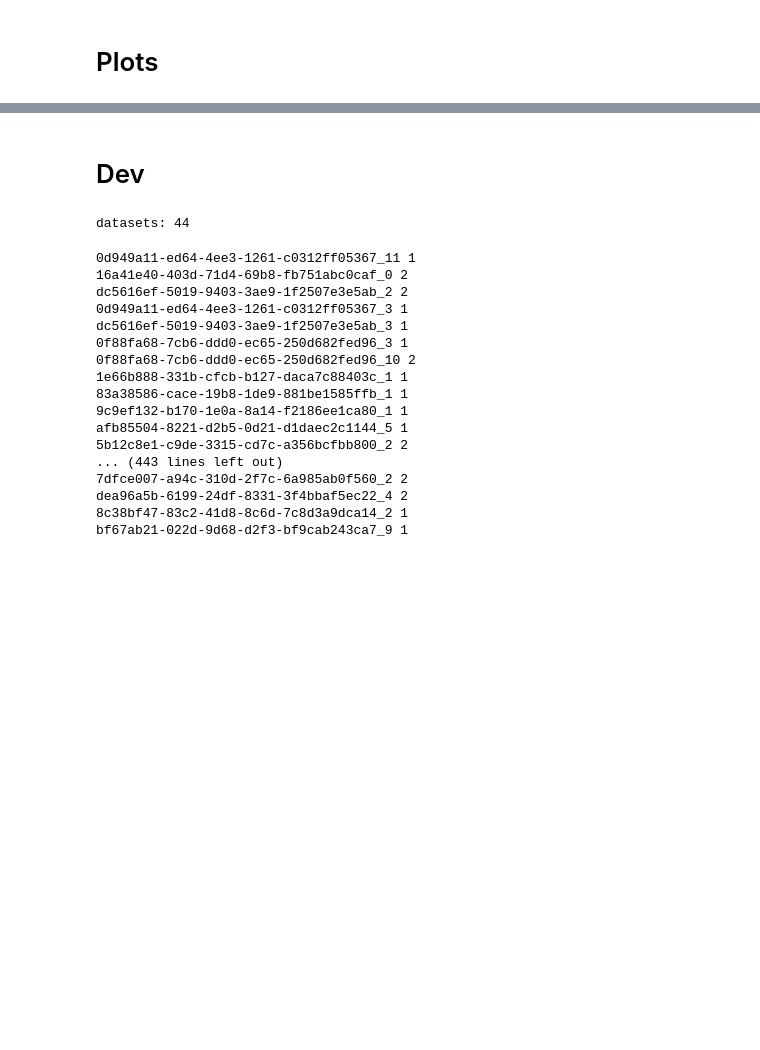
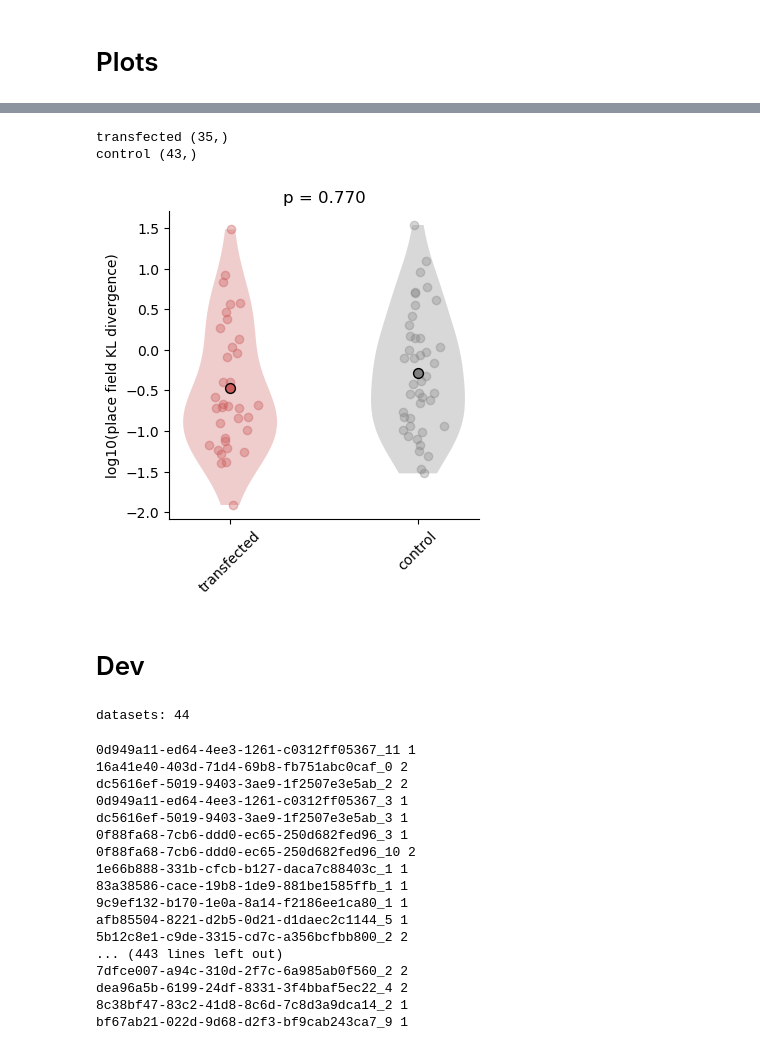
Before and after one commit to LorenFrankLab/ms_stim_analysis, a Jupyter notebook: Spiking/place_field_table_plots.ipynb, the cells around one changed output, grey strips where cells are left out. Cells and saved outputs as stored; diff of their text form; code cells hidden in the pictures; blank space fills up the shorter version.

```diff
--- a/Spiking/place_field_table_plots.ipynb
+++ b/Spiking/place_field_table_plots.ipynb
@@ -235,3 +285,47 @@ control (43,)
+# %%
+from Analysis.utils import violin_scatter
+
+fig = plt.figure(figsize=(4, 4))
+ax = plt.gca()
+plot_log = True
+
+for i, (animal, corr) in enumerate(stim_corr_results.items()):
+    val = corr
+    if plot_log:
+        val = np.log10(corr)
+    print(animal, val.shape)
+    violin_scatter(val, pos=[i], color=animal_style.loc[animal, "color"], bw_method=0.5)
+    plt.scatter(
+        [i],
+        val.mean(),
+        facecolor=animal_style.loc[animal, "color"],
+        edgecolor="k",
+        s=50,
+    )
+    # violin_scatter(corr, pos=[i], color = animal_style.loc[animal,"color"])
+# plt.yscale("log")
+
+ax.spines[["right", "top"]].set_visible(False)
+if plot_log:
+    plt.ylabel("log10(place field KL divergence)", fontsize=10)
+else:
+    plt.ylabel("place field KL divergence, control/test interval", fontsize=10)
+
+from scipy.stats import ttest_ind
+
+p_val = ttest_ind(stim_corr_results["control"], stim_corr_results["transfected"])[1]
+plt.title(f"p = {p_val:.3f}")
+
+plt.xticks(range(len(stim_corr_results)), stim_corr_results.keys(), rotation=45)
+
+plt.rcParams["svg.fonttype"] = "none"
+fig.savefig(
+    f"/home/sambray/Documents/MS_analysis_samsplaying/Figures_20250210/kl_change_placeField_stimOn_{dataset_key}.svg"
+)
+# %% [output]
+transfected (35,)
+control (43,)
+[figure, added]
 # %% [markdown]
 # Dev
 # %%
```
Also changed, not shown: parts of 3 cells of this notebook, 3 other files.
